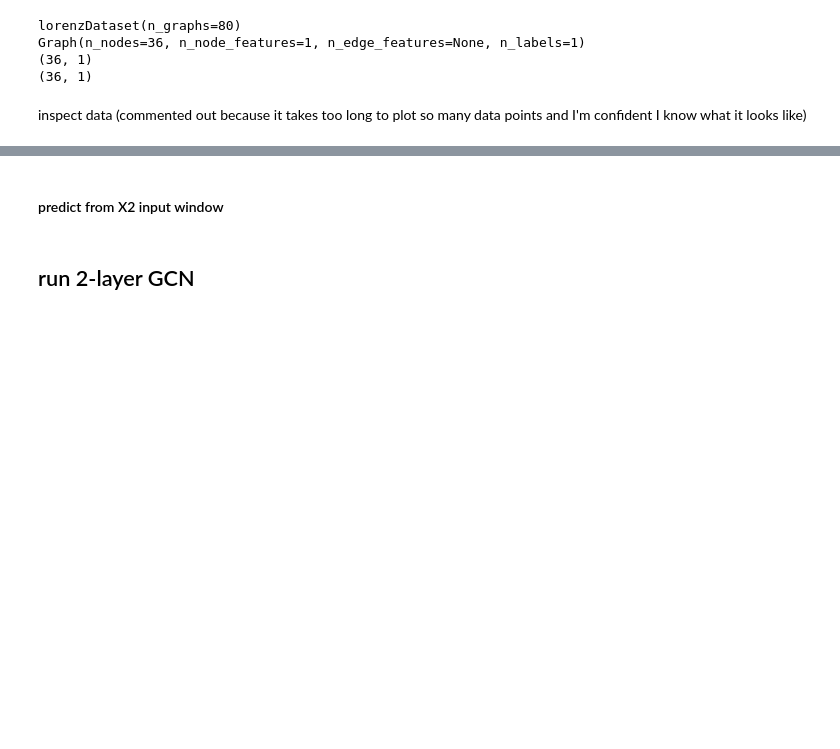
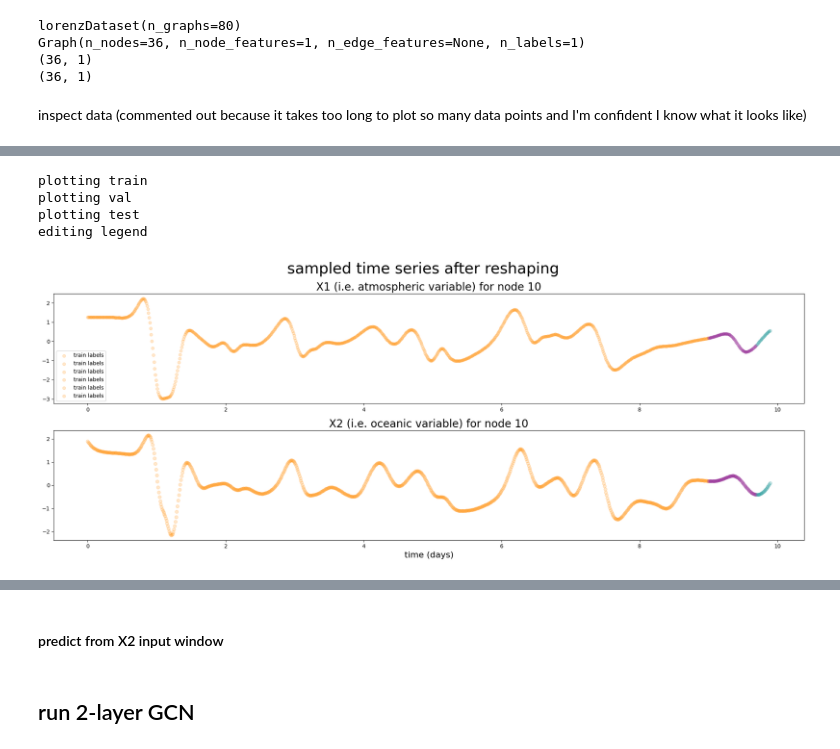
Before and after one commit to VaniSachdev/lorenzGNN, a Jupyter notebook: data_resetup.ipynb, the cells around one changed output, grey strips where cells are left out. Drawn from its saved outputs; the diff is of its cells as text; code cells hidden in the pictures; blank space fills up the shorter version.

```diff
--- a/data_resetup.ipynb
+++ b/data_resetup.ipynb
@@ -249,0 +315,13 @@ editing legend
+# %%
+fig, (ax0, ax1) = plot_data(dataset.buffer,
+                            dataset.train,
+                            test=dataset.val,
+                            node=10)
+plt.tight_layout()
+plt.show()
+# %% [output]
+plotting train
+plotting val
+plotting test
+editing legend
+[figure, added]
```
Also changed, not shown: parts of 20 cells of this notebook, 4 other files.
